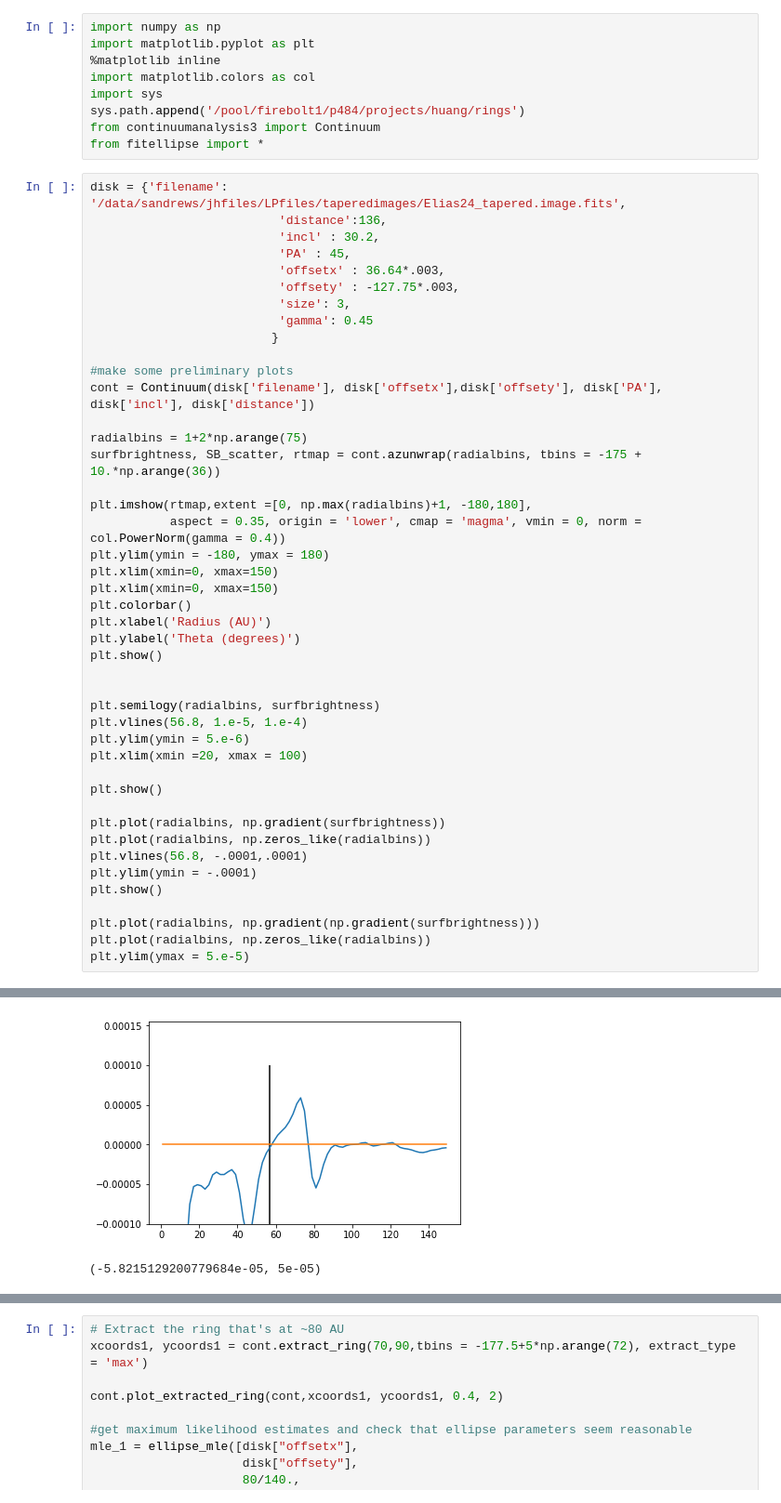
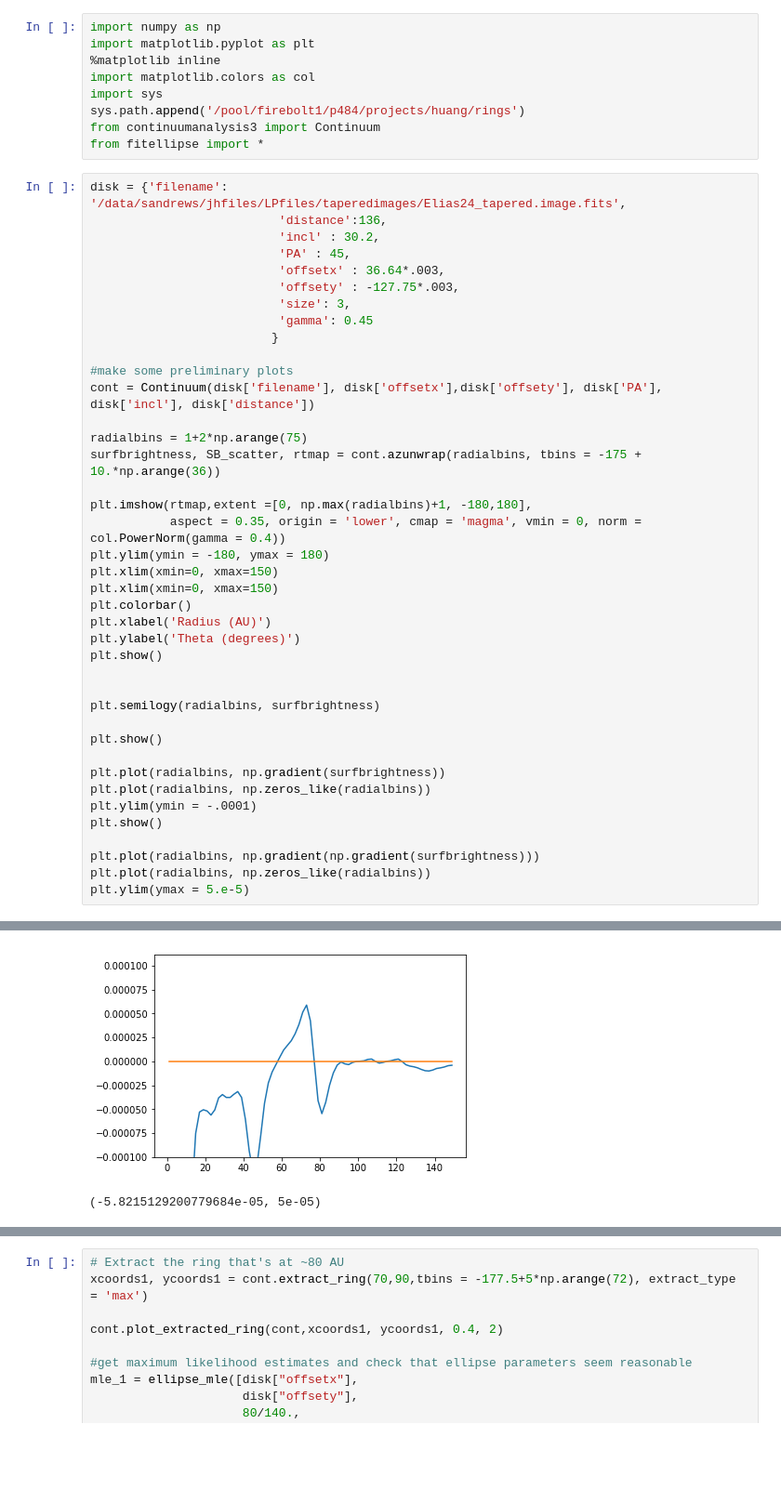
Before and after one commit to seanandrews/p484, a Jupyter notebook: projects/huang/rings/Elias24ellipsefit.ipynb, the cells around one changed output, grey strips where cells are left out. Shown at 93% size. Cells and saved outputs as stored; diff of their text form; blank space fills up the shorter version.

Commit message:
updated Elias 24 plots

```diff
--- a/projects/huang/rings/Elias24ellipsefit.ipynb
+++ b/projects/huang/rings/Elias24ellipsefit.ipynb
@@ -36,15 +36,11 @@ plt.show()
 
 
 plt.semilogy(radialbins, surfbrightness)
-plt.vlines(56.8, 1.e-5, 1.e-4)
-plt.ylim(ymin = 5.e-6)
-plt.xlim(xmin =20, xmax = 100)
 
 plt.show()
 
 plt.plot(radialbins, np.gradient(surfbrightness))
 plt.plot(radialbins, np.zeros_like(radialbins))
-plt.vlines(56.8, -.0001,.0001)
 plt.ylim(ymin = -.0001)
 plt.show()
 
@@ -57,4 +53,4 @@ plt.ylim(ymax = 5.e-5)
-[figure, old version]
+[figure, new version]
 (-5.8215129200779684e-05, 5e-05)
 [figure]
 # %%
```
Also changed, not shown: parts of 1 cell of this notebook.
